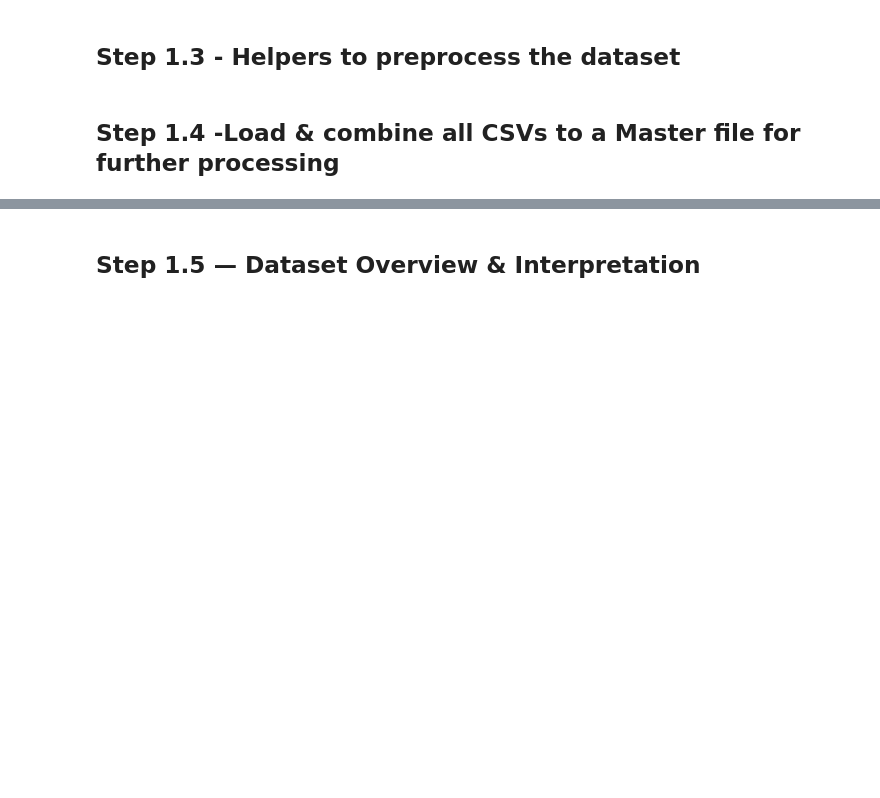
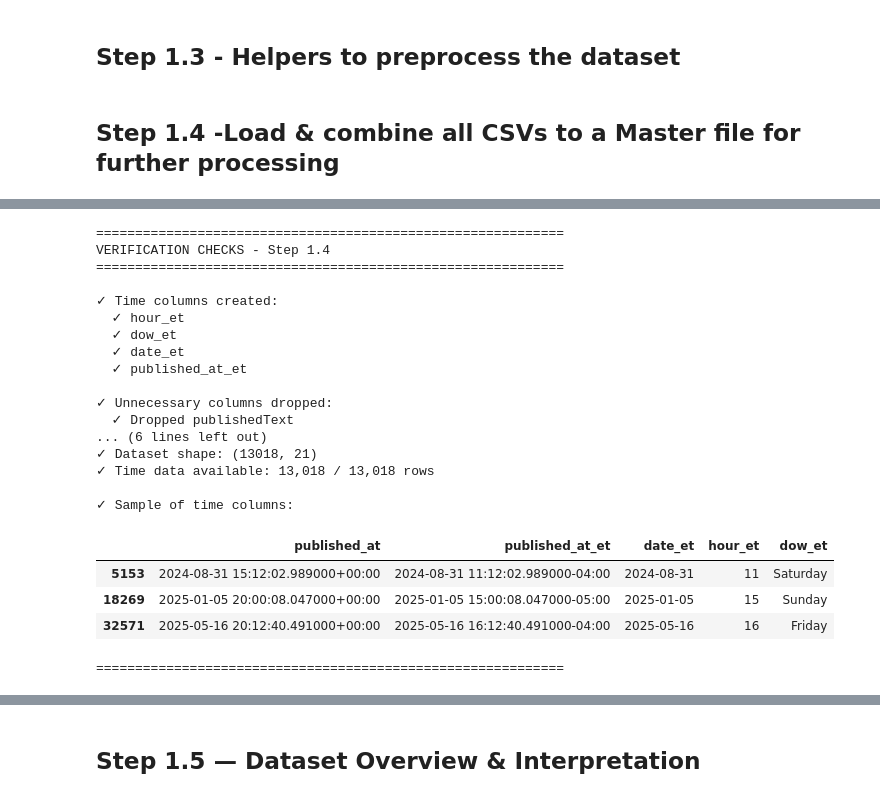
Before and after one commit to Dadaranger/YouTube-Analysis-Project, a Jupyter notebook: research.ipynb, the cells around one changed output, grey strips where cells are left out. Cells and saved outputs as stored; diff of their text form; code cells hidden in the pictures; blank space fills up the shorter version.

```diff
--- a/research.ipynb
+++ b/research.ipynb
@@ -172,3 +241,61 @@ print(f"[INFO] Saved master dataset to: {MASTER_PATH}")
+# %%
+# ===== VERIFICATION: Check columns after Step 1.4 =====
+print("=" * 60)
+print("VERIFICATION CHECKS - Step 1.4")
+print("=" * 60)
+
+# 1. Check time columns exist
+print("\n✓ Time columns created:")
+time_cols = ["hour_et", "dow_et", "date_et", "published_at_et"]
+for col in time_cols:
+    status = "✓" if col in df.columns else "✗ MISSING"
+    print(f"  {status} {col}")
+
+# 2. Check dropped columns are gone
+print("\n✓ Unnecessary columns dropped:")
+dropped_cols = ["publishedText", "viewsText", "durationText", "creatorOnRise"]
+for col in dropped_cols:
+    status = "✓ Dropped" if col not in df.columns else "✗ STILL PRESENT"
+    print(f"  {status} {col}")
+
+# 3. Check old UTC columns are gone (if they existed)
+print("\n✓ Old UTC columns removed:")
+old_utc_cols = ["publish_date_utc", "publish_hour_utc", "publish_dow_utc",
+                "publish_date_et", "publish_hour_et", "publish_dow_et"]
+for col in old_utc_cols:
+    if col in df.columns:
+        print(f"  ✗ STILL PRESENT: {col}")
+
+# 4. Summary
+print(f"\n✓ Dataset shape: {df.shape}")
+print(f"✓ Time data available: {df['hour_et'].notna().sum():,} / {len(df):,} rows")
+
+print("\n✓ Sample of time columns:")
+display(df[["published_at", "published_at_et", "date_et", "hour_et", "dow_et"]].head(3))
+print("=" * 60)
+# %% [output]
+============================================================
+VERIFICATION CHECKS - Step 1.4
+============================================================
+
+✓ Time columns created:
+  ✓ hour_et
+  ✓ dow_et
+  ✓ date_et
+  ✓ published_at_et
+
+✓ Unnecessary columns dropped:
+  ✓ Dropped publishedText
+... (6 lines left out)
+✓ Dataset shape: (13018, 21)
+✓ Time data available: 13,018 / 13,018 rows
+
+✓ Sample of time columns:
+|  | published_at | published_at_et | date_et | hour_et | dow_et |
+| 5153 | 2024-08-31 15:12:02.989000+00:00 | 2024-08-31 11:12:02.989000-04:00 | 2024-08-31 | 11 | Saturday |
+| 18269 | 2025-01-05 20:00:08.047000+00:00 | 2025-01-05 15:00:08.047000-05:00 | 2025-01-05 | 15 | Sunday |
+| 32571 | 2025-05-16 20:12:40.491000+00:00 | 2025-05-16 16:12:40.491000-04:00 | 2025-05-16 | 16 | Friday |
+============================================================
 # %%
 import pandas as pd
 df = pd.read_csv(MASTER_PATH)
```
Also changed, not shown: parts of 17 cells of this notebook, 18 other files.
